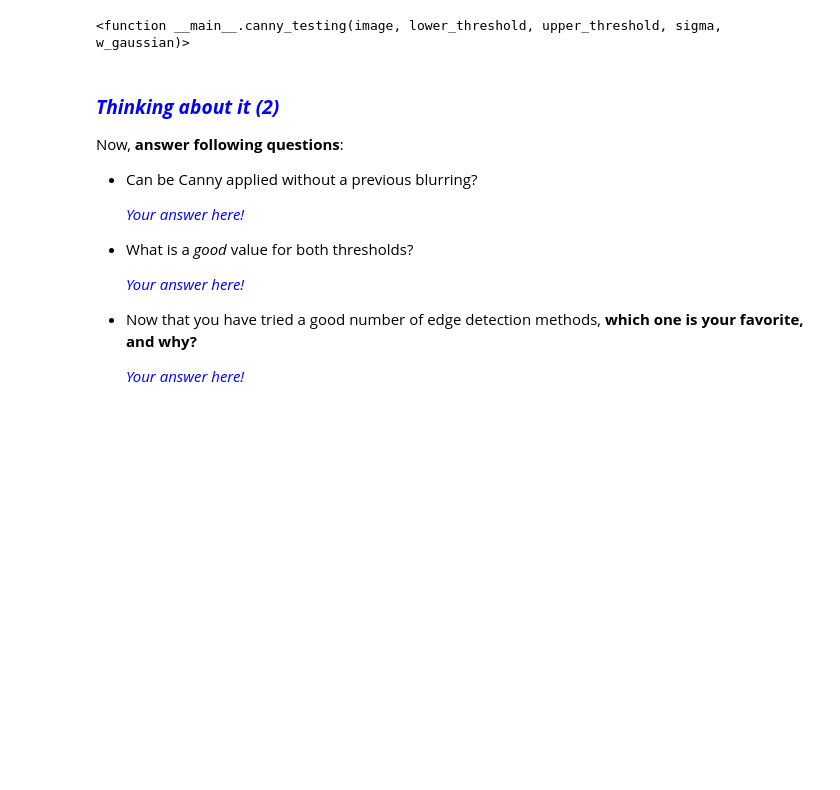
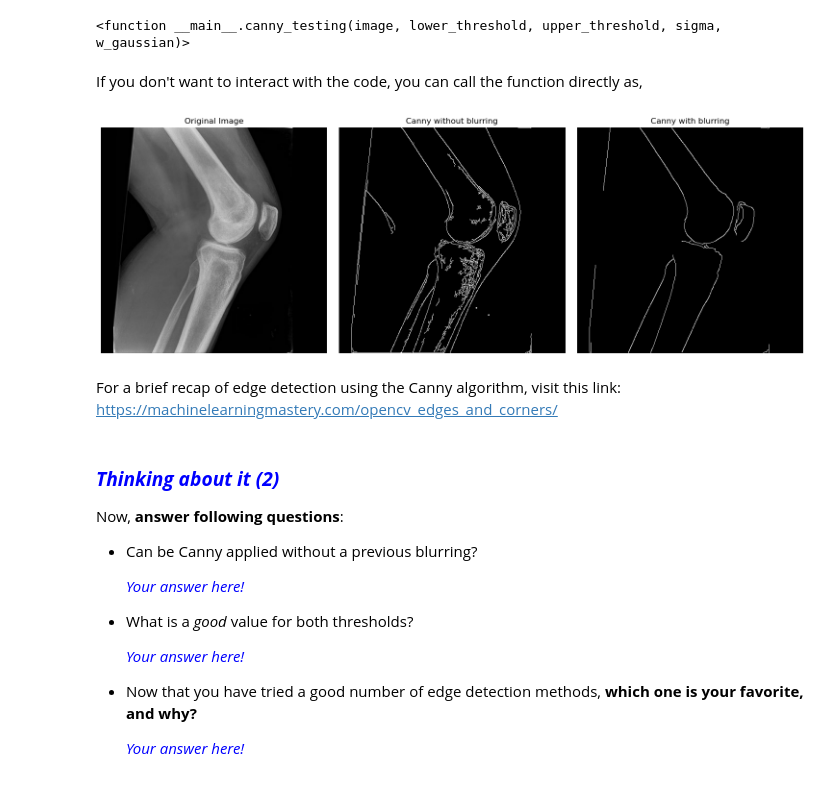
Before and after one commit to markisamiller/computer-vision-jupyter-notebooks-fall-2025-RDP, a Jupyter notebook: Chapter 03. Edge detection/3.2 Operators based on second derivative & Canny algorithm.ipynb, the cells around one changed output. Drawn from its saved outputs; the diff is of its cells as text; code cells hidden in the pictures; blank space fills up the shorter version.

```diff
--- a/Chapter 03. Edge detection/3.2 Operators based on second derivative & Canny algorithm.ipynb
+++ b/Chapter 03. Edge detection/3.2 Operators based on second derivative & Canny algorithm.ipynb
@@ -427,6 +429,31 @@ interact(canny_testing,
 # %% [output]
 interactive(children=(IntSlider(value=120, description='lower_threshold', max=255, step=10), IntSlider(value=1…
 <function __main__.canny_testing(image, lower_threshold, upper_threshold, sigma, w_gaussian)>
+# %% [markdown]
+If you don't want to interact with the code, you can call the function directly as,
+# %%
+import cv2
+
+# Load an example image (adjust the path if needed)
+example_path = "./images/medical_2.jpg"
+example_img = cv2.imread(example_path)
+
+if example_img is None:
+    raise FileNotFoundError(f"Could not load sample image at {example_path}")
+
+# Static Canny test
+canny_testing(
+    image=example_img,
+    lower_threshold=60,
+    upper_threshold=180,
+    sigma=1.2,
+    w_gaussian=5,
+)
+# %% [output]
+[figure, added]
+# %% [markdown]
+For a brief recap of edge detection using the Canny algorithm, visit this link:
+https://machinelearningmastery.com/opencv_edges_and_corners/
 # %% [markdown]
 ### <font color="blue"><b><i>Thinking about it (2)</i></b></font>
 
```
Also changed, not shown: parts of 2 cells of this notebook, 3 other files.
